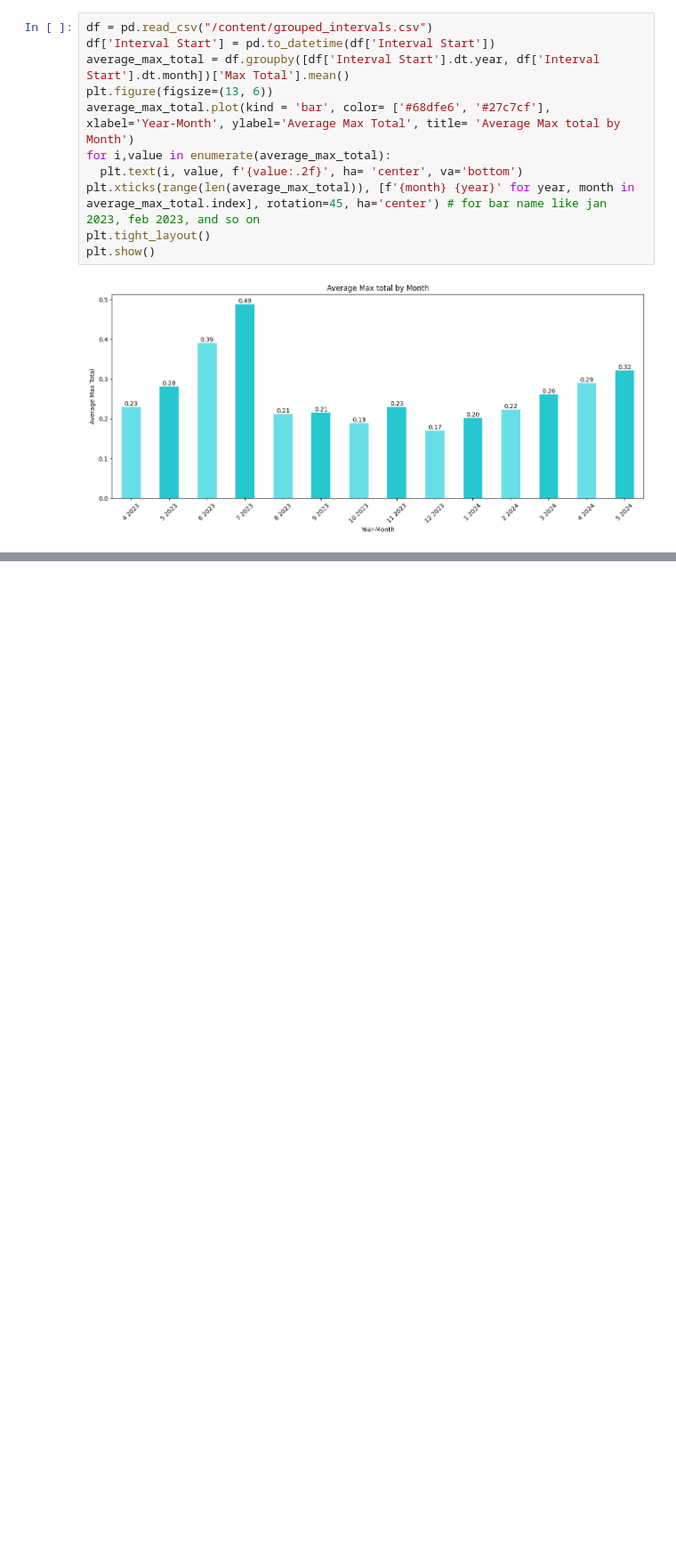
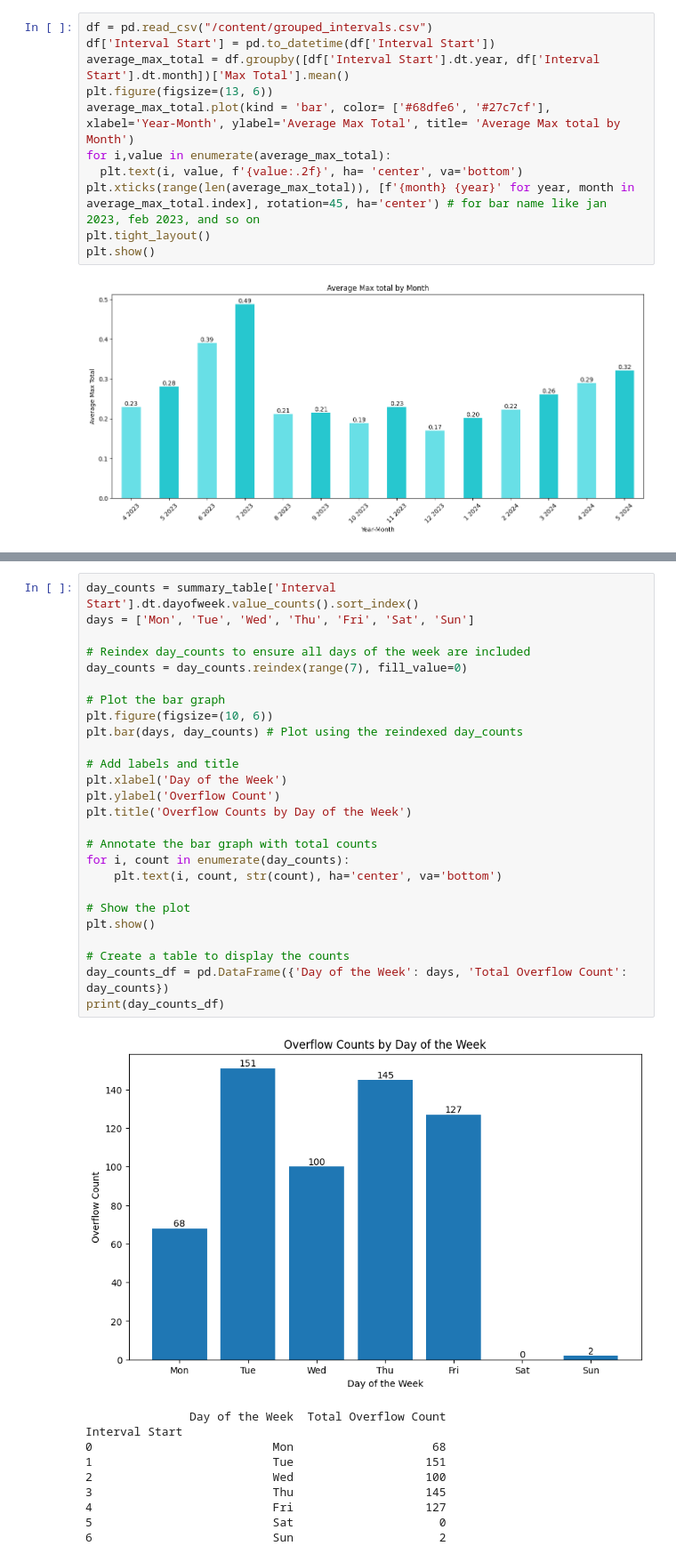
Before and after one commit to Minakshi654/Modelname, a Jupyter notebook: My_Code.ipynb, the cells around one changed output, grey strips where cells are left out. Shown at 89% size. Saved outputs shown, nothing was run; the diff lists cells and outputs as text; blank space fills up the shorter version.

```diff
--- a/My_Code.ipynb
+++ b/My_Code.ipynb
@@ -211,0 +216,37 @@ plt.show()
+# %%
+day_counts = summary_table['Interval Start'].dt.dayofweek.value_counts().sort_index()
+days = ['Mon', 'Tue', 'Wed', 'Thu', 'Fri', 'Sat', 'Sun']
+
+# Reindex day_counts to ensure all days of the week are included
+day_counts = day_counts.reindex(range(7), fill_value=0)
+
+# Plot the bar graph
+plt.figure(figsize=(10, 6))
+plt.bar(days, day_counts) # Plot using the reindexed day_counts
+
+# Add labels and title
+plt.xlabel('Day of the Week')
+plt.ylabel('Overflow Count')
+plt.title('Overflow Counts by Day of the Week')
+
+# Annotate the bar graph with total counts
+for i, count in enumerate(day_counts):
+    plt.text(i, count, str(count), ha='center', va='bottom')
+
+# Show the plot
+plt.show()
+
+# Create a table to display the counts
+day_counts_df = pd.DataFrame({'Day of the Week': days, 'Total Overflow Count': day_counts})
+print(day_counts_df)
+# %% [output]
+[figure, added]
+               Day of the Week  Total Overflow Count
+Interval Start
+0                          Mon                    68
+1                          Tue                   151
+2                          Wed                   100
+3                          Thu                   145
+4                          Fri                   127
+5                          Sat                     0
+6                          Sun                     2
```
Also changed, not shown: parts of 3 cells of this notebook.
